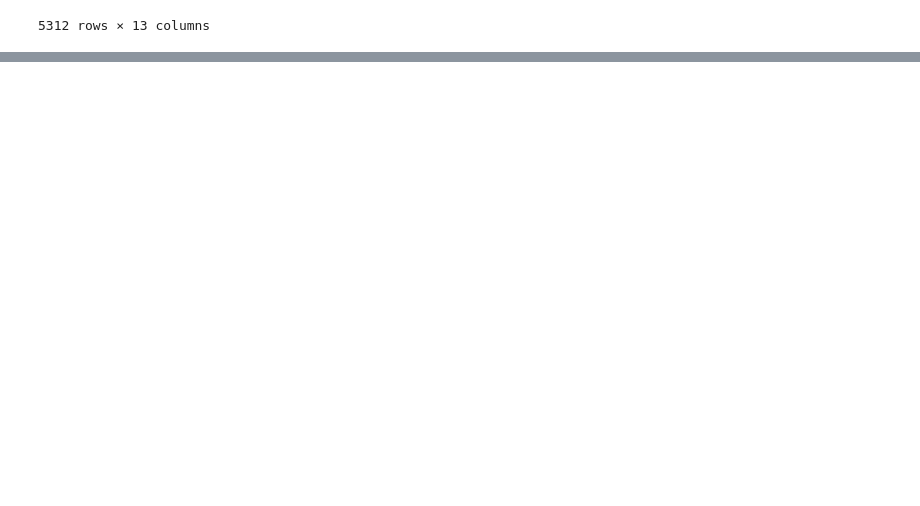
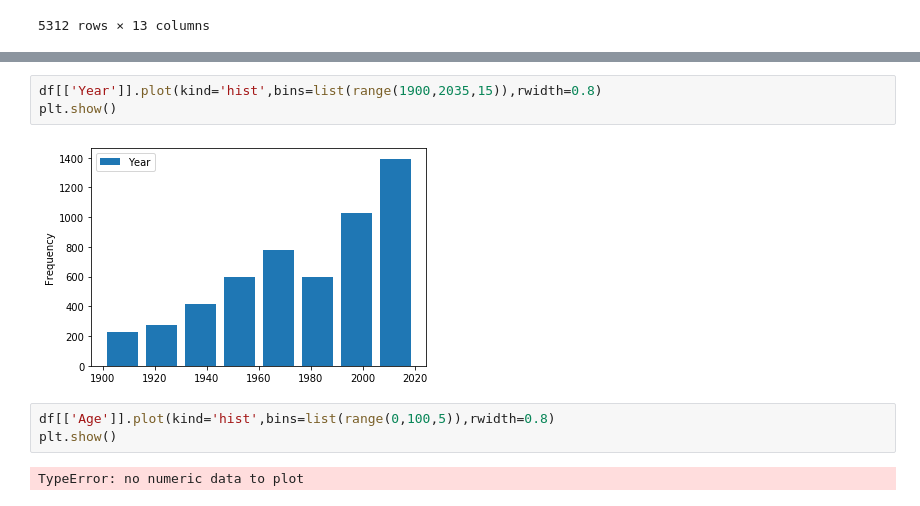
Before and after one commit to blancalluch/Pandas-project, a Jupyter notebook: Manipulation-DataSet.ipynb, the cells around one changed output, grey strips where cells are left out. Cells and saved outputs as stored; diff of their text form; blank space fills up the shorter version.

```diff
--- a/Manipulation-DataSet.ipynb
+++ b/Manipulation-DataSet.ipynb
@@ -54,0 +93,10 @@ d_C
+# %%
+df[['Year']].plot(kind='hist',bins=list(range(1900,2035,15)),rwidth=0.8)
+plt.show()
+# %% [output]
+[figure, added]
+# %%
+df[['Age']].plot(kind='hist',bins=list(range(0,100,5)),rwidth=0.8)
+plt.show()
+# %% [output]
+TypeError: no numeric data to plot
```
Also changed, not shown: parts of 6 cells of this notebook.
